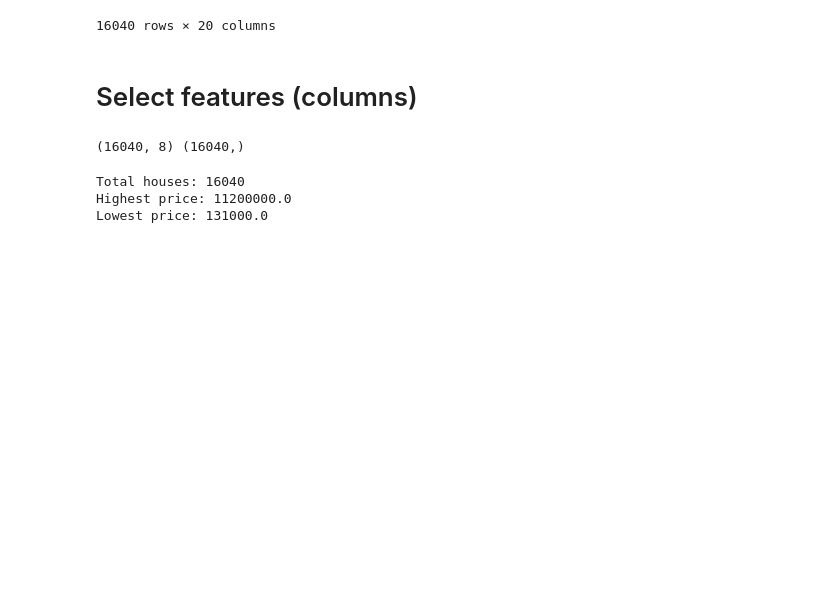
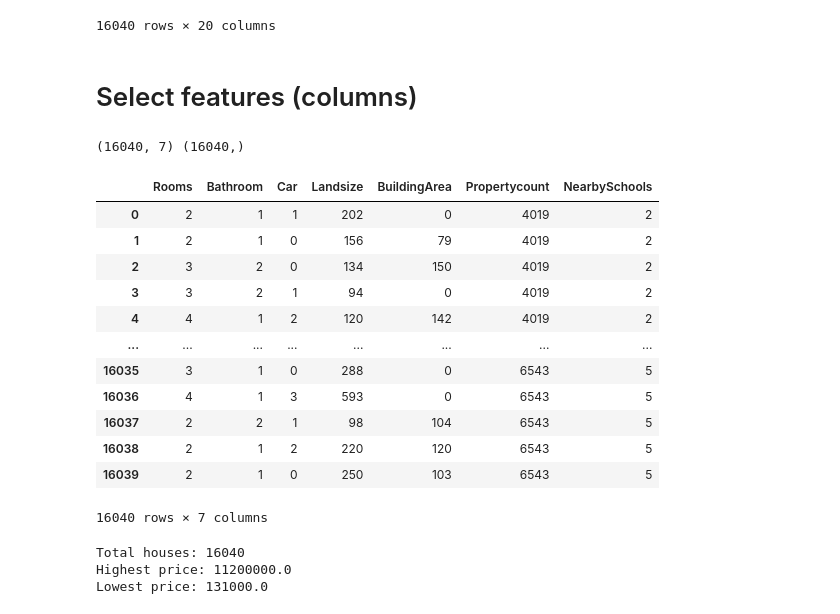
Before and after one commit to Franco1230/Data-Bootcamp-Final-Project, a Jupyter notebook: jupyter_notebook/deep_learning.ipynb, the cells around one changed output. Drawn from its saved outputs; the diff is of its cells as text; code cells hidden in the pictures; blank space fills up the shorter version.

```diff
--- a/jupyter_notebook/deep_learning.ipynb
+++ b/jupyter_notebook/deep_learning.ipynb
@@ -30,11 +30,27 @@ df
 # Select features (columns)
 # %%
 # Set features to be used as X values.
-X = df.drop(["Price", "Suburb", "Date", "Address", "Type", "Postcode", "CouncilArea", "Lattitude", "Longtitude", "Regionname", "Distance", "CrimeRate"], axis = "columns")
+X = df.drop(["Price", "Suburb", "Date", "Address", "Type", "Postcode", "CouncilArea", "Lattitude", "Longtitude", "Regionname", "YearBuilt", "Distance", "CrimeRate"], axis = "columns")
 y = df["Price"]
 print(X.shape, y.shape)
 # %% [output]
-(16040, 8) (16040,)
+(16040, 7) (16040,)
+# %%
+X
+# %% [output]
+|  | Rooms | Bathroom | Car | Landsize | BuildingArea | Propertycount | NearbySchools |
+| 0 | 2 | 1 | 1 | 202 | 0 | 4019 | 2 |
+| 1 | 2 | 1 | 0 | 156 | 79 | 4019 | 2 |
+| 2 | 3 | 2 | 0 | 134 | 150 | 4019 | 2 |
+| 3 | 3 | 2 | 1 | 94 | 0 | 4019 | 2 |
+| 4 | 4 | 1 | 2 | 120 | 142 | 4019 | 2 |
+| ... | ... | ... | ... | ... | ... | ... | ... |
+| 16035 | 3 | 1 | 0 | 288 | 0 | 6543 | 5 |
+| 16036 | 4 | 1 | 3 | 593 | 0 | 6543 | 5 |
+| 16037 | 2 | 2 | 1 | 98 | 104 | 6543 | 5 |
+| 16038 | 2 | 1 | 2 | 220 | 120 | 6543 | 5 |
+| 16039 | 2 | 1 | 0 | 250 | 103 | 6543 | 5 |
+16040 rows × 7 columns
 # %%
 # GET housing stats
 total_houses = len(df)
```
Also changed, not shown: parts of 7 cells of this notebook, 1 other file.
